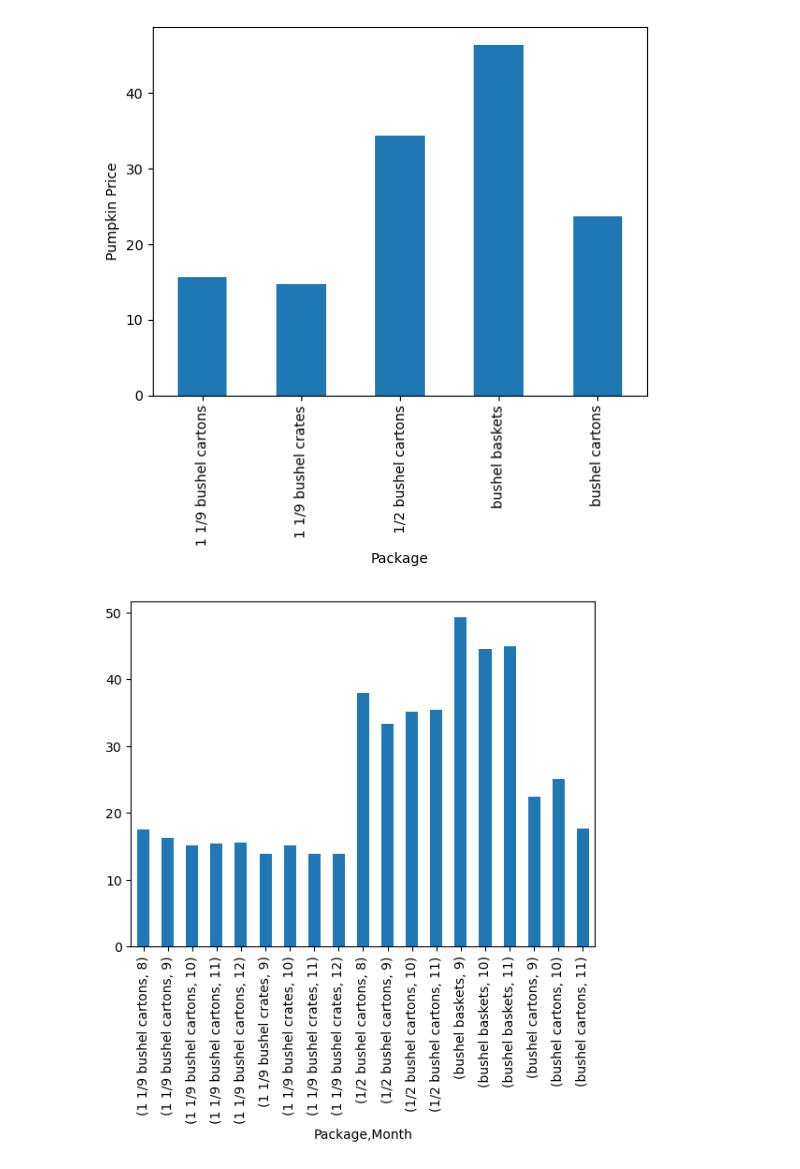
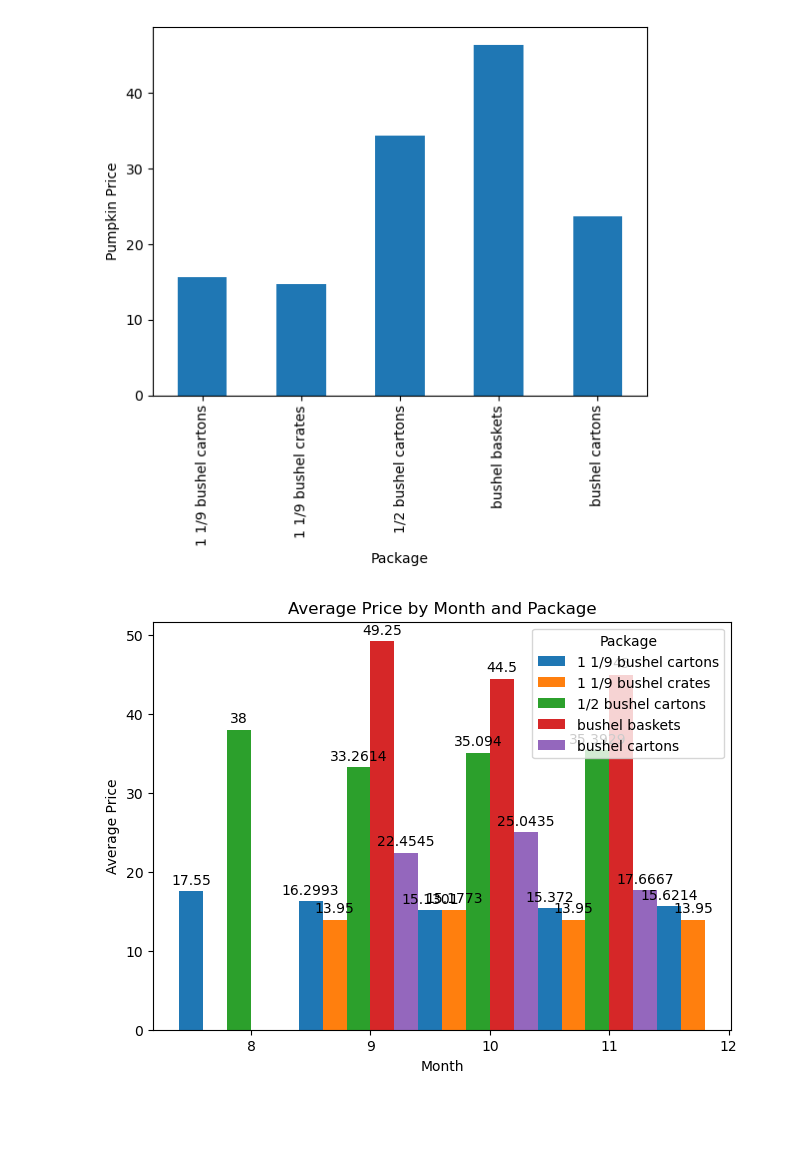
Before and after one commit to LizzleChen/ML-For-Beginners, a Jupyter notebook: 2-Regression/2-Data/assignment.ipynb, the cells around one changed output. Cells and saved outputs as stored; diff of their text form; code cells hidden in the pictures; blank space fills up the shorter version.

```diff
--- a/2-Regression/2-Data/assignment.ipynb
+++ b/2-Regression/2-Data/assignment.ipynb
@@ -21,8 +22,38 @@ plt.ylabel("Pumpkin Price")
 # %% [output]
 Text(0, 0.5, 'Pumpkin Price')
 [figure]
-# %%
-new_pumpkins.groupby(['Package',"Month"])['Price'].mean().plot(kind="bar")
-plt.show()
-# %% [output]
-[figure, removed]
+# %%
+pumpkins_by_month_package = new_pumpkins.groupby(['Package',"Month"])['Price'].mean().reset_index()
+pivot_df = pumpkins_by_month_package.pivot(index='Month', columns='Package', values='Price')
+# %%
+fig, ax = plt.subplots(layout='constrained')
+
+# Define the number of months and the number of packages
+months = pivot_df.index
+packages = pivot_df.columns
+
+
+# Define the positions for the groups and bars
+bar_width = 0.2
+# multiplier = 0
+index = np.arange(len(months))
+
+# Plot each package as a bar
+for i, package in enumerate(packages):
+    offset = (i - len(packages)/2) * bar_width
+    rects = ax.bar(index + offset, pivot_df[package], bar_width, label=package)
+    ax.bar_label(rects, padding=3)
+    # multiplier += 1
+
+# Add labels, title, and legend
+ax.set_xlabel('Month')
+ax.set_ylabel('Average Price')
+ax.set_title('Average Price by Month and Package')
+ax.set_xticks(index)
+ax.set_xticklabels(months)
+ax.legend(title='Package')
+
+# Display the plot
+plt.show()
+# %% [output]
+[figure, added]
```
Also changed, not shown: parts of 1 cell of this notebook.
